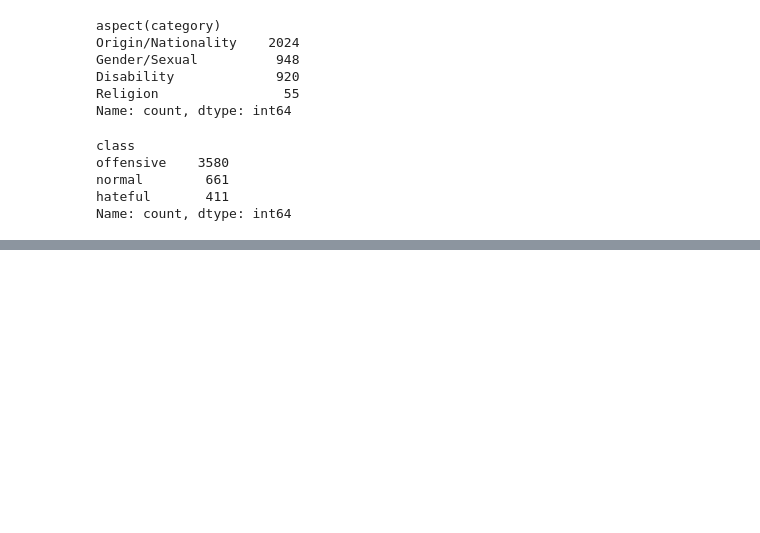
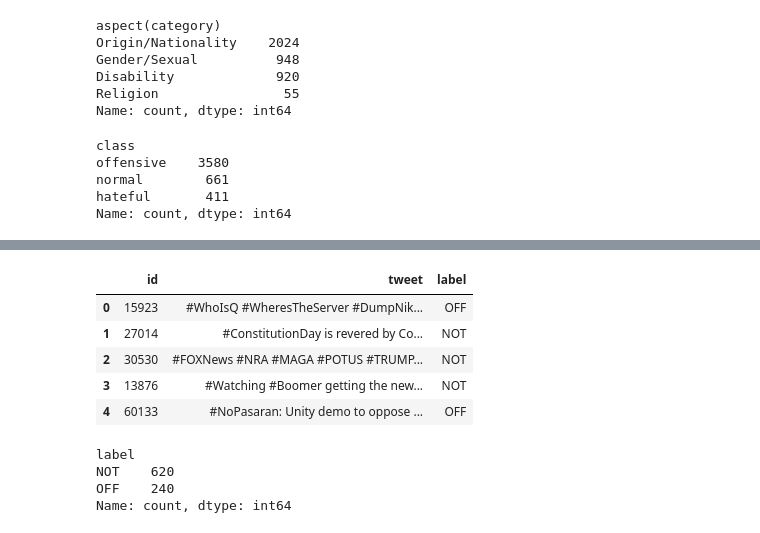
Before and after one commit to AbdulManaf12/Hate-Speech-Detection, a Jupyter notebook: Dataset Statistics/dataset_merging (multi dataset).ipynb, the cells around one changed output, grey strips where cells are left out. Cells and saved outputs as stored; diff of their text form; code cells hidden in the pictures; blank space fills up the shorter version.

Commit message:
updates related to dataset 4

```diff
--- a/Dataset Statistics/dataset_merging (multi dataset).ipynb
+++ b/Dataset Statistics/dataset_merging (multi dataset).ipynb
@@ -195,0 +207,22 @@ Name: count, dtype: int64
+# %%
+import pandas as pd
+
+a1 = pd.read_csv(r"G:\My Drive\Hate Speech_Multilingual\datasets\Final Datasets\#4 OLID dataset\testset-levela.tsv", delimiter='\t')
+a2 = pd.read_csv(r"G:\My Drive\Hate Speech_Multilingual\datasets\Final Datasets\#4 OLID dataset\labels-levela.csv", header=None)
+a2.columns = ['id', 'label']
+df4_task_a = pd.merge(a1, a2, on='id', how='inner')
+df4_task_a.head()
+# %% [output]
+|  | id | tweet | label |
+| 0 | 15923 | #WhoIsQ #WheresTheServer #DumpNik... | OFF |
+| 1 | 27014 | #ConstitutionDay is revered by Co... | NOT |
+| 2 | 30530 | #FOXNews #NRA #MAGA #POTUS #TRUMP... | NOT |
+| 3 | 13876 | #Watching #Boomer getting the new... | NOT |
+| 4 | 60133 | #NoPasaran: Unity demo to oppose ... | OFF |
+# %%
+df4_task_a['label'].value_counts()
+# %% [output]
+label
+NOT    620
+OFF    240
+Name: count, dtype: int64
```
Also changed, not shown: parts of 9 cells of this notebook.
